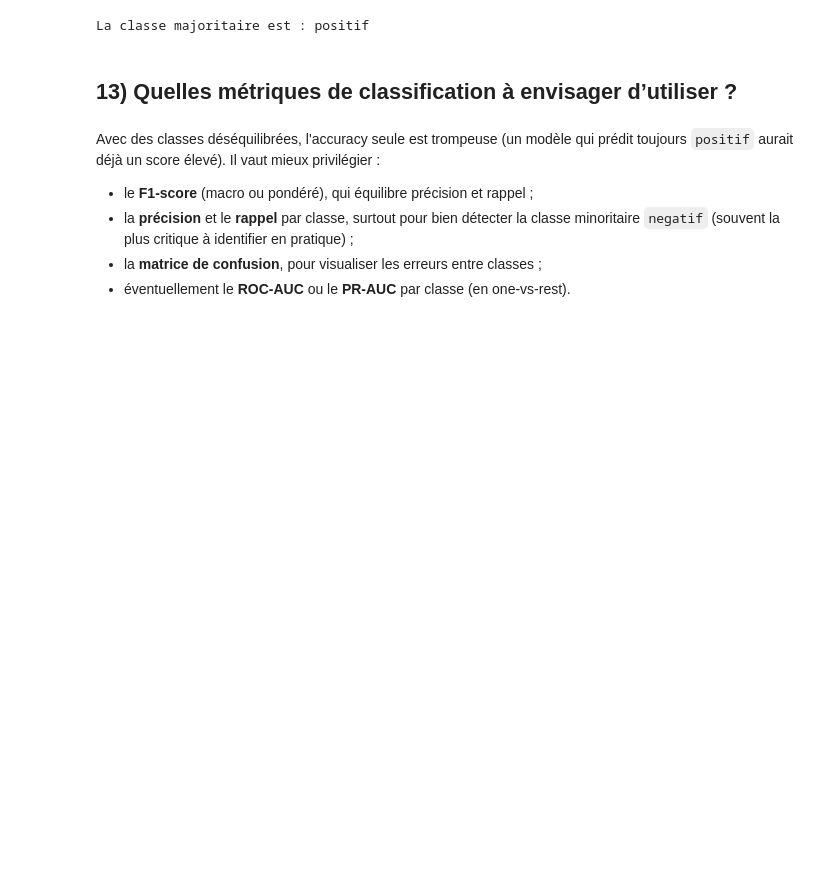
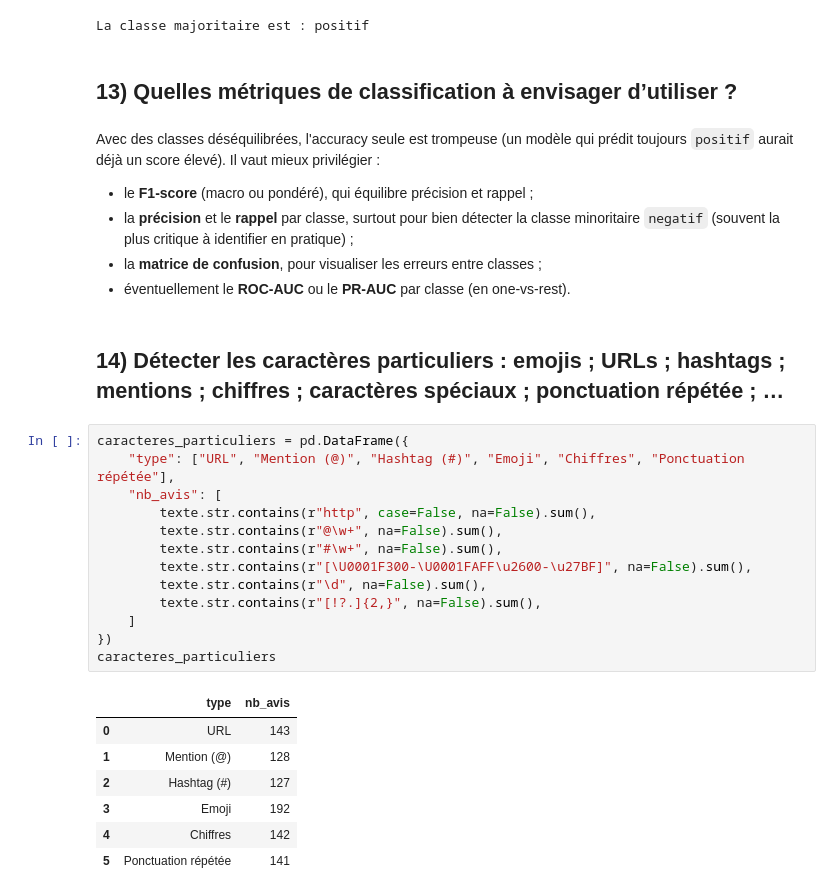
Before and after one commit to Damstat/atelier_prepa_donnees_textuelles, a Jupyter notebook: notebooks/atelier_prepa_donnees_textuelles.ipynb, the cells around one changed output. Saved outputs shown, nothing was run; the diff lists cells and outputs as text; blank space fills up the shorter version.

Commit message:
P1.14: Detection des caracteres particuliers

```diff
--- a/notebooks/atelier_prepa_donnees_textuelles.ipynb
+++ b/notebooks/atelier_prepa_donnees_textuelles.ipynb
@@ -273,3 +273,26 @@ Avec des classes déséquilibrées, l'accuracy seule est trompeuse (un modèle q
 - la **précision** et le **rappel** par classe, surtout pour bien détecter la classe minoritaire `negatif` (souvent la plus critique à identifier en pratique) ;
 - la **matrice de confusion**, pour visualiser les erreurs entre classes ;
 - éventuellement le **ROC-AUC** ou le **PR-AUC** par classe (en one-vs-rest).
+# %% [markdown]
+## 14) Détecter les caractères particuliers : emojis ; URLs ; hashtags ; mentions ; chiffres ; caractères spéciaux ; ponctuation répétée ; …
+# %%
+caracteres_particuliers = pd.DataFrame({
+    "type": ["URL", "Mention (@)", "Hashtag (#)", "Emoji", "Chiffres", "Ponctuation répétée"],
+    "nb_avis": [
+        texte.str.contains(r"http", case=False, na=False).sum(),
+        texte.str.contains(r"@\w+", na=False).sum(),
+        texte.str.contains(r"#\w+", na=False).sum(),
+        texte.str.contains(r"[\U0001F300-\U0001FAFF\u2600-\u27BF]", na=False).sum(),
+        texte.str.contains(r"\d", na=False).sum(),
+        texte.str.contains(r"[!?.]{2,}", na=False).sum(),
+    ]
+})
+caracteres_particuliers
+# %% [output]
+|  | type | nb_avis |
+| 0 | URL | 143 |
+| 1 | Mention (@) | 128 |
+| 2 | Hashtag (#) | 127 |
+| 3 | Emoji | 192 |
+| 4 | Chiffres | 142 |
+| 5 | Ponctuation répétée | 141 |
```
